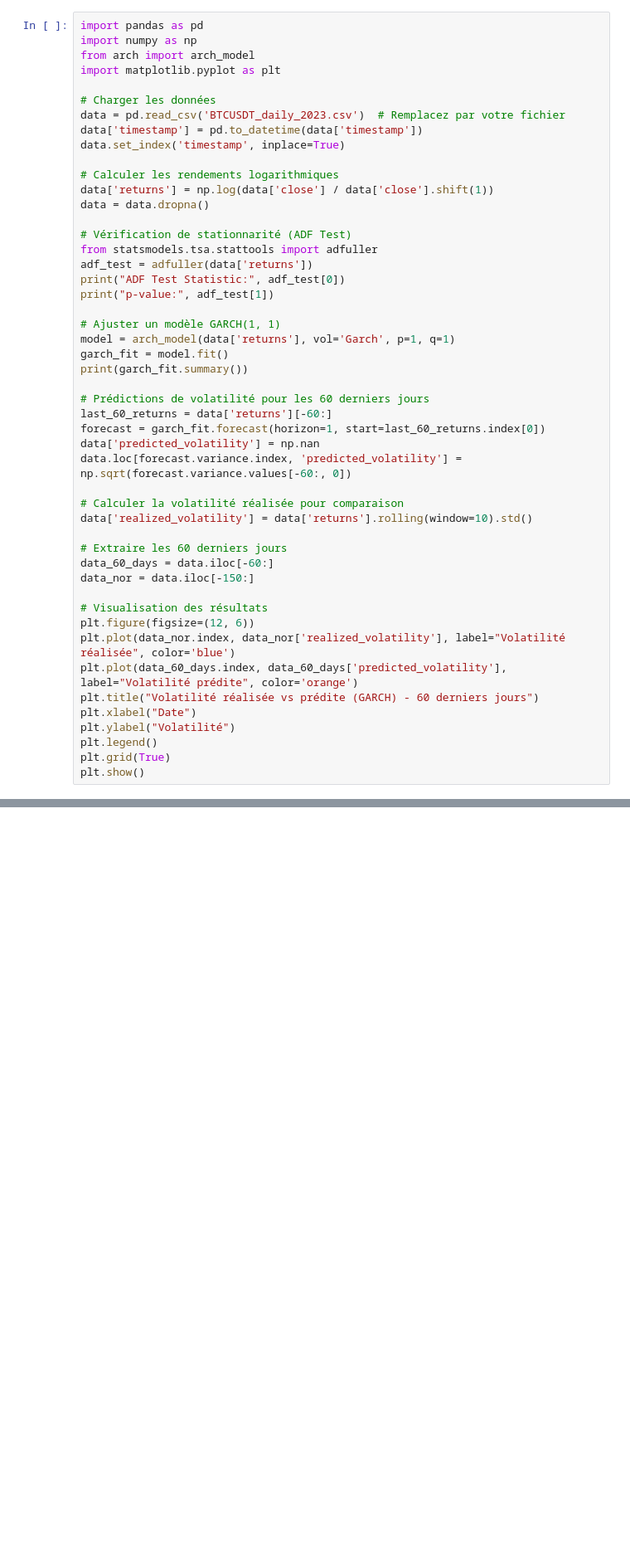
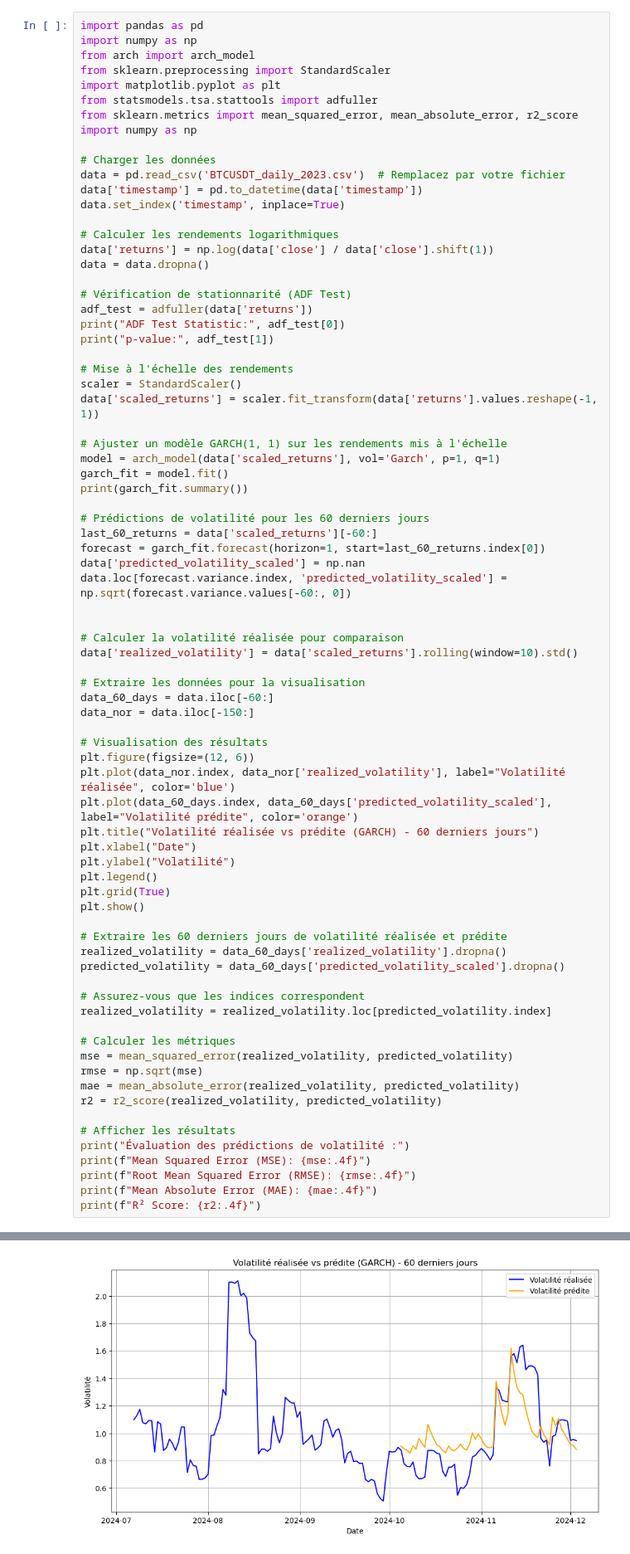
Before and after one commit to willyafalin/cryptocurrency_prediction, a Jupyter notebook: GARCH.ipynb, the cells around one changed output, grey strips where cells are left out. Shown at 83% size. Saved outputs shown, nothing was run; the diff lists cells and outputs as text; blank space fills up the shorter version.

```diff
--- a/GARCH.ipynb
+++ b/GARCH.ipynb
@@ -21,7 +17,11 @@ Note: you may need to restart the kernel to use updated packages.
 import pandas as pd
 import numpy as np
 from arch import arch_model
+from sklearn.preprocessing import StandardScaler
 import matplotlib.pyplot as plt
+from statsmodels.tsa.stattools import adfuller
+from sklearn.metrics import mean_squared_error, mean_absolute_error, r2_score
+import numpy as np
 
 # Charger les données
 data = pd.read_csv('BTCUSDT_daily_2023.csv')  # Remplacez par votre fichier
@@ -33,39 +33,63 @@ data['returns'] = np.log(data['close'] / data['close'].shift(1))
 data = data.dropna()
 
 # Vérification de stationnarité (ADF Test)
-from statsmodels.tsa.stattools import adfuller
 adf_test = adfuller(data['returns'])
 print("ADF Test Statistic:", adf_test[0])
 print("p-value:", adf_test[1])
 
-# Ajuster un modèle GARCH(1, 1)
-model = arch_model(data['returns'], vol='Garch', p=1, q=1)
+# Mise à l'échelle des rendements
+scaler = StandardScaler()
+data['scaled_returns'] = scaler.fit_transform(data['returns'].values.reshape(-1, 1))
+
+# Ajuster un modèle GARCH(1, 1) sur les rendements mis à l'échelle
+model = arch_model(data['scaled_returns'], vol='Garch', p=1, q=1)
 garch_fit = model.fit()
 print(garch_fit.summary())
 
 # Prédictions de volatilité pour les 60 derniers jours
-last_60_returns = data['returns'][-60:]
+last_60_returns = data['scaled_returns'][-60:]
 forecast = garch_fit.forecast(horizon=1, start=last_60_returns.index[0])
-data['predicted_volatility'] = np.nan
-data.loc[forecast.variance.index, 'predicted_volatility'] = np.sqrt(forecast.variance.values[-60:, 0])
+data['predicted_volatility_scaled'] = np.nan
+data.loc[forecast.variance.index, 'predicted_volatility_scaled'] = np.sqrt(forecast.variance.values[-60:, 0])
+
 
 # Calculer la volatilité réalisée pour comparaison
-data['realized_volatility'] = data['returns'].rolling(window=10).std()
+data['realized_volatility'] = data['scaled_returns'].rolling(window=10).std()
 
-# Extraire les 60 derniers jours
+# Extraire les données pour la visualisation
 data_60_days = data.iloc[-60:]
 data_nor = data.iloc[-150:]
 
 # Visualisation des résultats
 plt.figure(figsize=(12, 6))
 plt.plot(data_nor.index, data_nor['realized_volatility'], label="Volatilité réalisée", color='blue')
-plt.plot(data_60_days.index, data_60_days['predicted_volatility'], label="Volatilité prédite", color='orange')
+plt.plot(data_60_days.index, data_60_days['predicted_volatility_scaled'], label="Volatilité prédite", color='orange')
 plt.title("Volatilité réalisée vs prédite (GARCH) - 60 derniers jours")
 plt.xlabel("Date")
 plt.ylabel("Volatilité")
 plt.legend()
 plt.grid(True)
 plt.show()
+
+# Extraire les 60 derniers jours de volatilité réalisée et prédite
+realized_volatility = data_60_days['realized_volatility'].dropna()
+predicted_volatility = data_60_days['predicted_volatility_scaled'].dropna()
+
+# Assurez-vous que les indices correspondent
+realized_volatility = realized_volatility.loc[predicted_volatility.index]
+
+# Calculer les métriques
+mse = mean_squared_error(realized_volatility, predicted_volatility)
+rmse = np.sqrt(mse)
+mae = mean_absolute_error(realized_volatility, predicted_volatility)
+r2 = r2_score(realized_volatility, predicted_volatility)
+
+# Afficher les résultats
+print("Évaluation des prédictions de volatilité :")
+print(f"Mean Squared Error (MSE): {mse:.4f}")
+print(f"Root Mean Squared Error (RMSE): {rmse:.4f}")
+print(f"Mean Absolute Error (MAE): {mae:.4f}")
+print(f"R² Score: {r2:.4f}")
 # %% [output]
 ADF Test Statistic: -17.640993301302068
 p-value: 3.7589873003265055e-30
@@ -85,2 +109,3 @@ beta[1]        0.7208  6.908e-02     10.434  1.731e-25     [  0.585,  0.856]
 
 Covariance estimator: robust
+[figure, new version]
```
Also changed, not shown: parts of 8 cells of this notebook, 3 other files.
